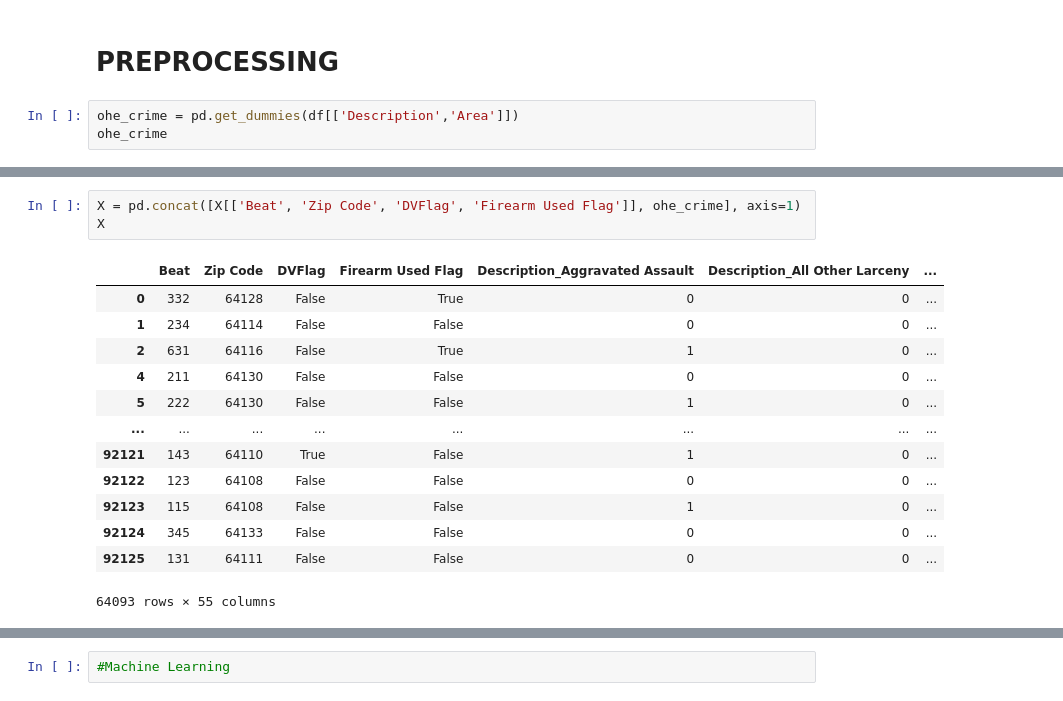
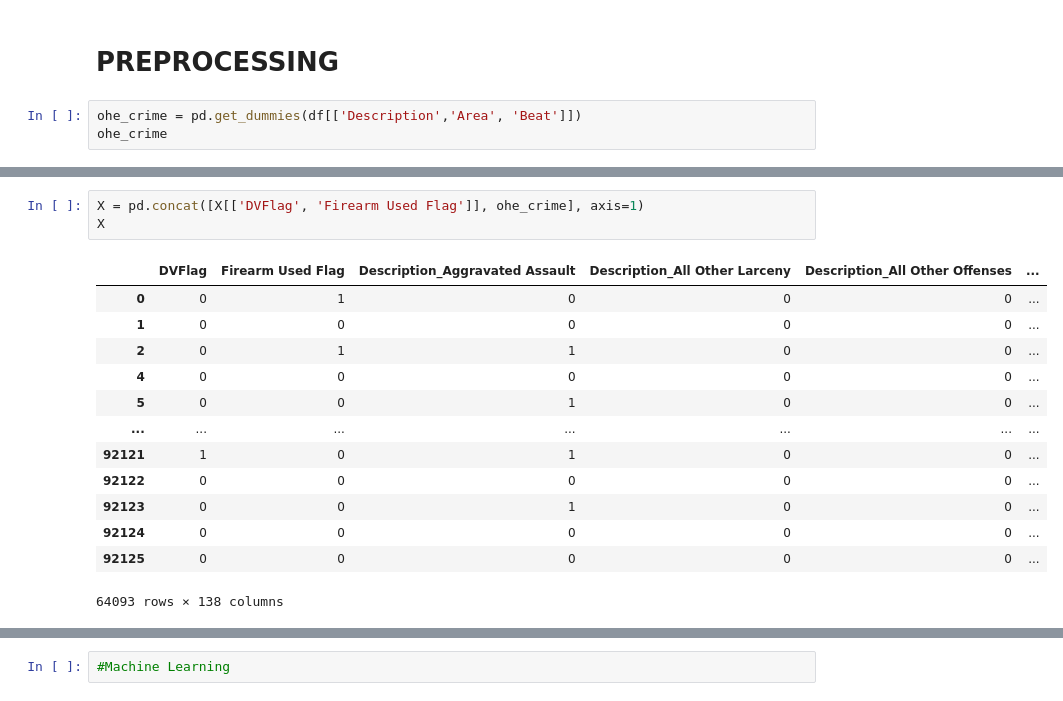
Before and after one commit to KU-Machine-Learning-Project-4/Project_4, a Jupyter notebook: FinalML.ipynb, the cells around one changed output, grey strips where cells are left out. Saved outputs shown, nothing was run; the diff lists cells and outputs as text.

```diff
--- a/FinalML.ipynb
+++ b/FinalML.ipynb
@@ -223,7 +242,7 @@ plt.xticks(rotation = 0)
 # %% [markdown]
 # PREPROCESSING
 # %%
-ohe_crime = pd.get_dummies(df[['Description','Area']])
+ohe_crime = pd.get_dummies(df[['Description','Area', 'Beat']])
 ohe_crime
 # %% [output]
 |  | Description_Aggravated Assault | Description_All Other Larceny | Description_All Other Offenses | Description_Animal Cruelty | ... |
@@ -258,19 +277,19 @@ X
 64093 rows × 6 columns
 # %%
-X = pd.concat([X[['Beat', 'Zip Code', 'DVFlag', 'Firearm Used Flag']], ohe_crime], axis=1)
+X = pd.concat([X[['DVFlag', 'Firearm Used Flag']], ohe_crime], axis=1)
 X
 # %% [output]
-|  | Beat | Zip Code | DVFlag | Firearm Used Flag | Description_Aggravated Assault | Description_All Other Larceny | ... |
-| 0 | 332 | 64128 | False | True | 0 | 0 | ... |
-| 1 | 234 | 64114 | False | False | 0 | 0 | ... |
-| 2 | 631 | 64116 | False | True | 1 | 0 | ... |
-| 4 | 211 | 64130 | False | False | 0 | 0 | ... |
-| 5 | 222 | 64130 | False | False | 1 | 0 | ... |
-| ... | ... | ... | ... | ... | ... | ... | ... |
-| 92121 | 143 | 64110 | True | False | 1 | 0 | ... |
-| 92122 | 123 | 64108 | False | False | 0 | 0 | ... |
-| 92123 | 115 | 64108 | False | False | 1 | 0 | ... |
-| 92124 | 345 | 64133 | False | False | 0 | 0 | ... |
-| 92125 | 131 | 64111 | False | False | 0 | 0 | ... |
+|  | DVFlag | Firearm Used Flag | Description_Aggravated Assault | Description_All Other Larceny | Description_All Other Offenses | ... |
+| 0 | 0 | 1 | 0 | 0 | 0 | ... |
+| 1 | 0 | 0 | 0 | 0 | 0 | ... |
+| 2 | 0 | 1 | 1 | 0 | 0 | ... |
+| 4 | 0 | 0 | 0 | 0 | 0 | ... |
+| 5 | 0 | 0 | 1 | 0 | 0 | ... |
+| ... | ... | ... | ... | ... | ... | ... |
+| 92121 | 1 | 0 | 1 | 0 | 0 | ... |
+| 92122 | 0 | 0 | 0 | 0 | 0 | ... |
+| 92123 | 0 | 0 | 1 | 0 | 0 | ... |
+| 92124 | 0 | 0 | 0 | 0 | 0 | ... |
+| 92125 | 0 | 0 | 0 | 0 | 0 | ... |
-64093 rows × 55 columns
+64093 rows × 138 columns
 # %%
```
Also changed, not shown: parts of 16 cells of this notebook.
